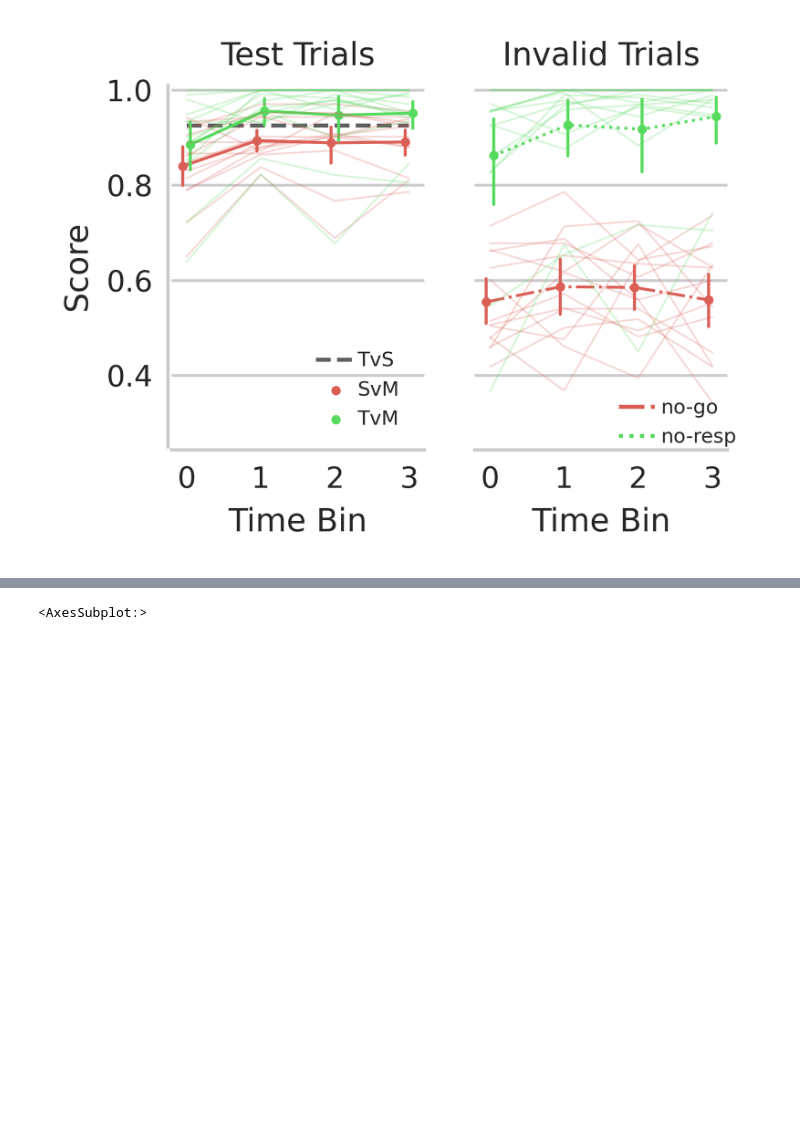
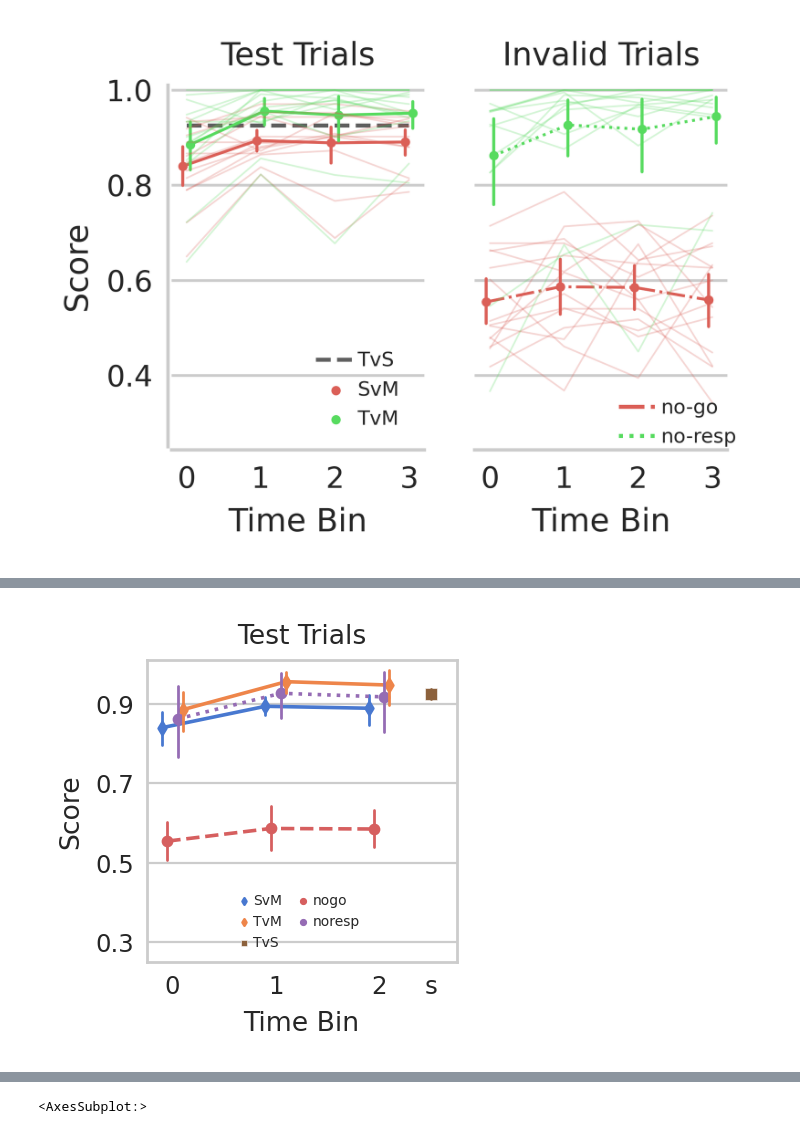
Before and after one commit to mgonzal1/wombats-malos, a Jupyter notebook: notebooks/analyses_wrapper_notebook.ipynb, the cells around one changed output, grey strips where cells are left out. Drawn from its saved outputs; the diff is of its cells as text; code cells hidden in the pictures; blank space fills up the shorter version.

```diff
--- a/notebooks/analyses_wrapper_notebook.ipynb
+++ b/notebooks/analyses_wrapper_notebook.ipynb
@@ -478,0 +488,86 @@ sns.ge
+# %%
+
+
+
+sns.set_theme(context='paper', style="whitegrid", font_scale=1)
+sns.set_palette("muted")
+colors = sns.color_palette()
+
+f,axes=plt.subplots(figsize=(2,2), dpi=200)
+ax=axes
+
+split_order = ['test', 'nogo', 'noresp']
+comparison_select = ['SvM', 'TvM']
+
+subset = perf_df_all[(perf_df_all.pert_matrix=='A1') & (perf_df_all.pert_pct==0) & (perf_df_all.data_split.isin(split_order)) & (perf_df_all.comparison.isin(comparison_select))]
+subset = subset.groupby(["session_num", "comparison", "data_split", "time_bin"], dropna=True).mean()
+subset = subset.drop(['pert_pct'],axis=1)
+subset = subset.reset_index()
+subset = subset.copy()
+
+subset.loc[ (subset.data_split=='nogo') & (subset.comparison.isin(['TvM', 'TvS'])) ] = np.nan
+subset.loc[ (subset.data_split=='noresp') & (subset.comparison.isin(['SvM', 'TvS'])) ] = np.nan
+subset = subset.dropna()
+
+#####
+sns.pointplot(x='time_bin', y='score', hue='comparison',  data=subset[subset.data_split=='test'], err_style='bars', ax=ax,
+              dodge=0.2, alpha=0.8, legend=True, scale=0.6, errwidth=1, capsize=0, markers=['d', 'd'], palette=colors[:2])
+
+
+#####
+split_order = ['test']
+comparison_select = ['TvS']
+subset2 = perf_df_all[(perf_df_all.pert_matrix=='A1') & (perf_df_all.pert_pct==0) & (perf_df_all.data_split.isin(split_order)) & (perf_df_all.comparison.isin(comparison_select))]
+subset2 = subset2.groupby('session_num').mean()
+r  = bootstrap( (subset2.score.values,), np.mean, confidence_level=0.95)
+
+s_loc = 2.5
+ax.scatter(s_loc, subset2.score.mean(), color=colors[5], s=20, edgecolor='w', linewidth=0.2, label = 'TvS', marker='s')
+ax.plot( (s_loc,s_loc), (r.confidence_interval.low, r.confidence_interval.high), color=colors[5], linewidth=1)
+
+sns.pointplot(x='time_bin', y='score', hue='comparison',  data=subset[subset.data_split!='test'], err_style='bars', ax=ax,
+              dodge=0.1, alpha=0.8, legend=True, scale=0.6, errwidth=1, capsize=0, linestyles=["--", ":"], palette=colors[3:])
+
+######
+h,l = ax.get_legend_handles_labels()
+l2 = l.copy()
+l2[2] = 'TvS'
+l2[3] = 'nogo'
+l2[4] = 'noresp'
+
+ax.legend(h,l2, bbox_to_anchor=(0.25, 0), handlelength = 1, handletextpad=0.2, loc='lower left',
+          frameon=False, fontsize=5, markerscale=0.5, ncol=2, columnspacing=1)
+
+######
+ax.set_ylim([0.25, 1.01])
+ax.set_yticks([0.3, 0.5, 0.7, 0.9])
+ax.set_ylabel("Score")
+
+ax.set_xlim([-0.25, s_loc+0.25])
+ax.set_xticks([0,1,2,s_loc])
+ax.set_xticklabels(['0', '1', '2', 's'])
+ax.set_xlabel("Time Bin")
+
+ax.tick_params(axis='both', which='major', pad=-0.2)
+
+ax.set_title("Test Trials")
+
+##
+
+# ax.get_legend().remove()
+
+
+# colors = sns.color_palette("hls",n_colors=3)
+
+# legend_elements = [Line2D([0], [0], color=colors[0], linestyle='-.', label='no-go'),
+#                    Line2D([0], [0], color=colors[1], linestyle=':', label='no-resp')]
+
+# ax.legend(handles=legend_elements, bbox_to_anchor=(0.5, -0.05), handletextpad=0.1, loc='lower left', frameon=False, fontsize=6, title_fontsize=7, markerscale=0.5)
+
+# sns.despine(offset=1, trim=False)
+# ax.spines['left'].set_visible(False)
+
+# ax.set_title("Invalid Trials")
+
+# #f.savefig(f"time_data-splits_all.pdf",bbox_inches='tight')
+# %% [output]
@@ -478,0 +575 @@ sns.ge
+[figure, added]
```
Also changed, not shown: parts of 13 cells of this notebook, 2 other files.
